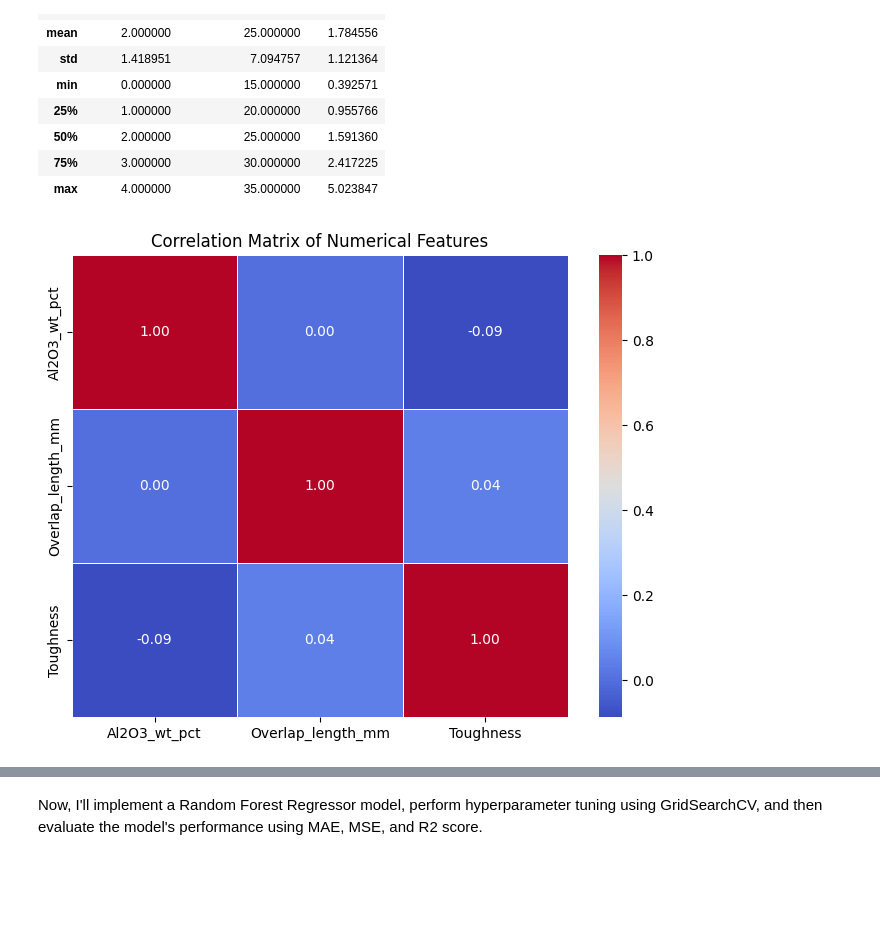
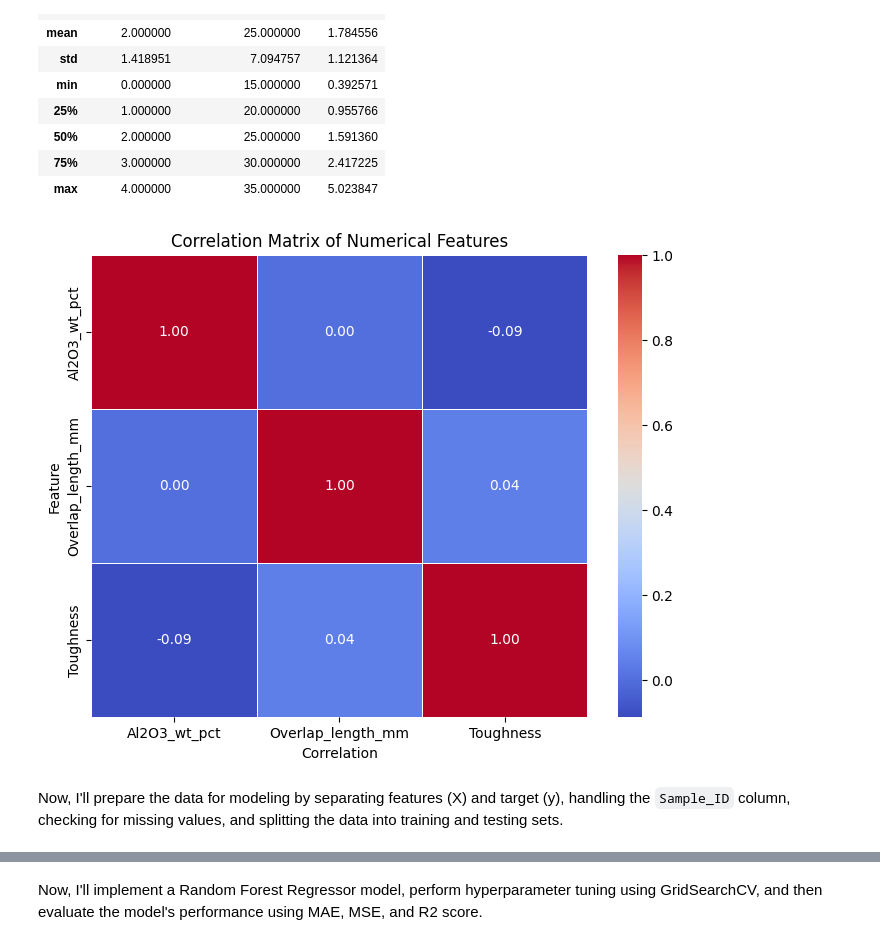
Before and after one commit to skpaul59/Codtyper, a Jupyter notebook: Toughness_Random_Forest_30_Test.ipynb, the cells around one changed output, grey strips where cells are left out. Drawn from its saved outputs; the diff is of its cells as text; code cells hidden in the pictures; blank space fills up the shorter version.

```diff
--- a/Toughness_Random_Forest_30_Test.ipynb
+++ b/Toughness_Random_Forest_30_Test.ipynb
@@ -47,14 +47,18 @@ memory usage: 4.8+ KB
 # %%
 import matplotlib.pyplot as plt
 import seaborn as sns
 
 # Calculate the correlation matrix for numerical columns
 correlation_matrix = df.select_dtypes(include=['number']).corr()
 
 # Create a heatmap
 plt.figure(figsize=(8, 6))
 sns.heatmap(correlation_matrix, annot=True, cmap='coolwarm', fmt='.2f', linewidths=.5)
 plt.title('Correlation Matrix of Numerical Features')
+plt.xlabel('Correlation')
+plt.ylabel('Feature')
 plt.show()
 # %% [output]
-[figure, old version]
+[figure, new version]
+# %% [markdown]
+Now, I'll prepare the data for modeling by separating features (X) and target (y), handling the `Sample_ID` column, checking for missing values, and splitting the data into training and testing sets.
```
Also changed, not shown: parts of 9 cells of this notebook.
